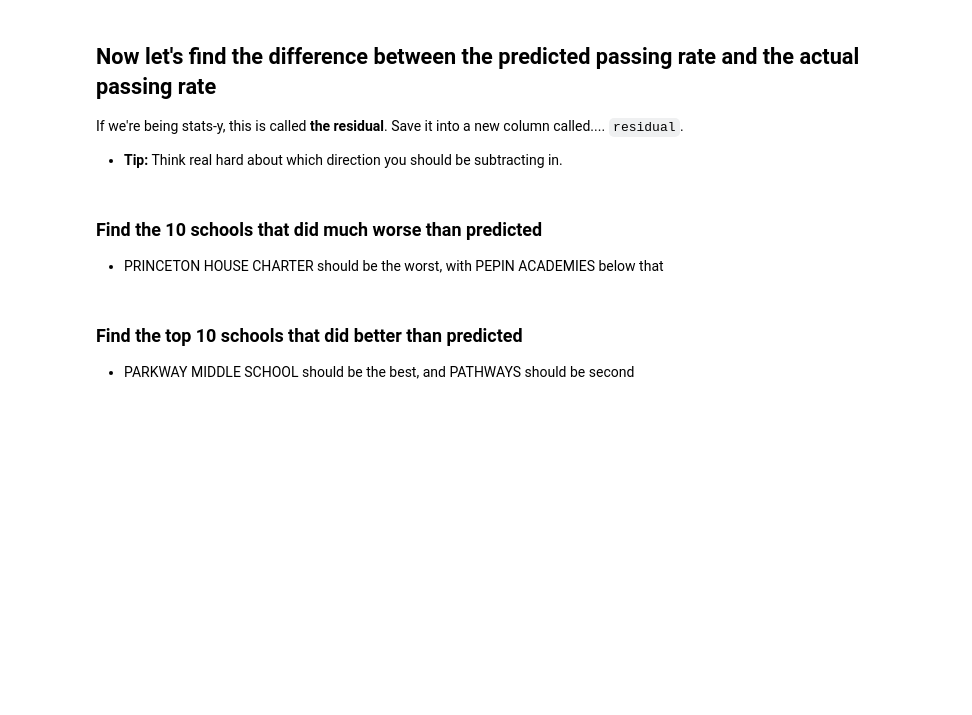
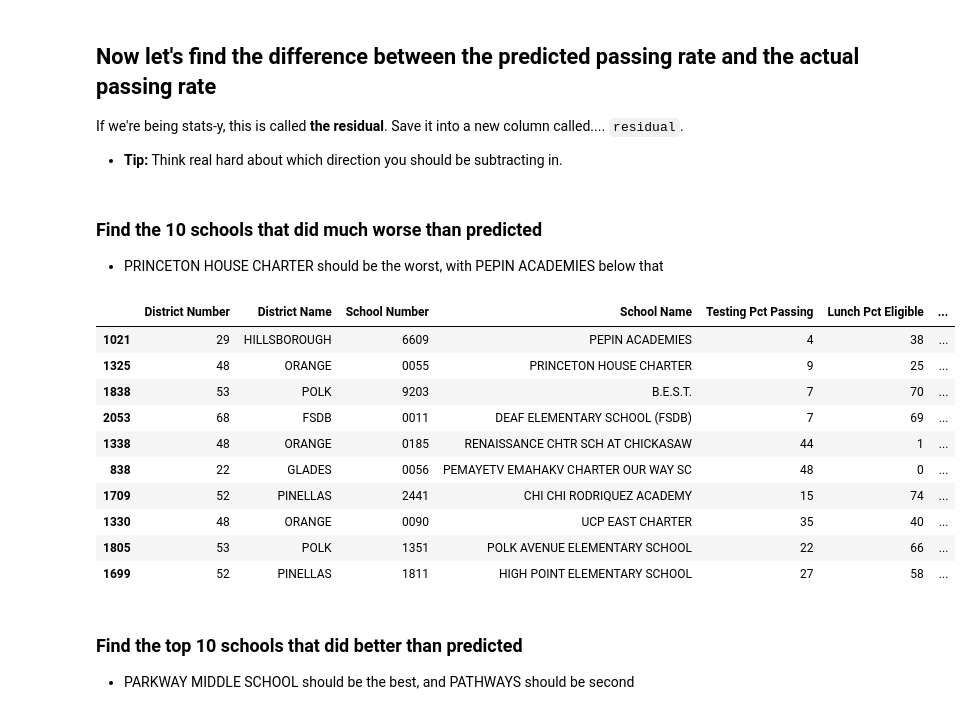
Before and after one commit to domhnallog/class_col_algorithms, a Jupyter notebook: 03-homework/03-homework-extracredit-fl-schools_noClean-odonnchadha.ipynb, the cells around one changed output. Cells and saved outputs as stored; diff of their text form; code cells hidden in the pictures; blank space fills up the shorter version.

```diff
--- a/03-homework/03-homework-extracredit-fl-schools_noClean-odonnchadha.ipynb
+++ b/03-homework/03-homework-extracredit-fl-schools_noClean-odonnchadha.ipynb
@@ -188,10 +263,26 @@ Now, let's **save that value into a new column**, we can call it `predicted_pass
 If we're being stats-y, this is called **the residual**. Save it into a new column called.... `residual`.
 
 * **Tip:** Think real hard about which direction you should be subtracting in.
+# %%
+merge_df['Residual'] = (merge_df['Testing Pct Passing'] - merge_df['Testing Predict Passing'])
 # %% [markdown]
 ### Find the 10 schools that did much worse than predicted
 
 * PRINCETON HOUSE CHARTER should be the worst, with PEPIN ACADEMIES below that
+# %%
+merge_df.sort_values('Residual').head(10)
+# %% [output]
+|  | District Number | District Name | School Number | School Name | Testing Pct Passing | Lunch Pct Eligible | ... |
+| 1021 | 29 | HILLSBOROUGH | 6609 | PEPIN ACADEMIES | 4 | 38 | ... |
+| 1325 | 48 | ORANGE | 0055 | PRINCETON HOUSE CHARTER | 9 | 25 | ... |
+| 1838 | 53 | POLK | 9203 | B.E.S.T. | 7 | 70 | ... |
+| 2053 | 68 | FSDB | 0011 | DEAF ELEMENTARY SCHOOL (FSDB) | 7 | 69 | ... |
+| 1338 | 48 | ORANGE | 0185 | RENAISSANCE CHTR SCH AT CHICKASAW | 44 | 1 | ... |
+| 838 | 22 | GLADES | 0056 | PEMAYETV EMAHAKV CHARTER OUR WAY SC | 48 | 0 | ... |
+| 1709 | 52 | PINELLAS | 2441 | CHI CHI RODRIQUEZ ACADEMY | 15 | 74 | ... |
+| 1330 | 48 | ORANGE | 0090 | UCP EAST CHARTER | 35 | 40 | ... |
+| 1805 | 53 | POLK | 1351 | POLK AVENUE ELEMENTARY SCHOOL | 22 | 66 | ... |
+| 1699 | 52 | PINELLAS | 1811 | HIGH POINT ELEMENTARY SCHOOL | 27 | 58 | ... |
 # %% [markdown]
 ### Find the top 10 schools that did better than predicted
 
```
Also changed, not shown: parts of 7 cells of this notebook, 1 other file.
